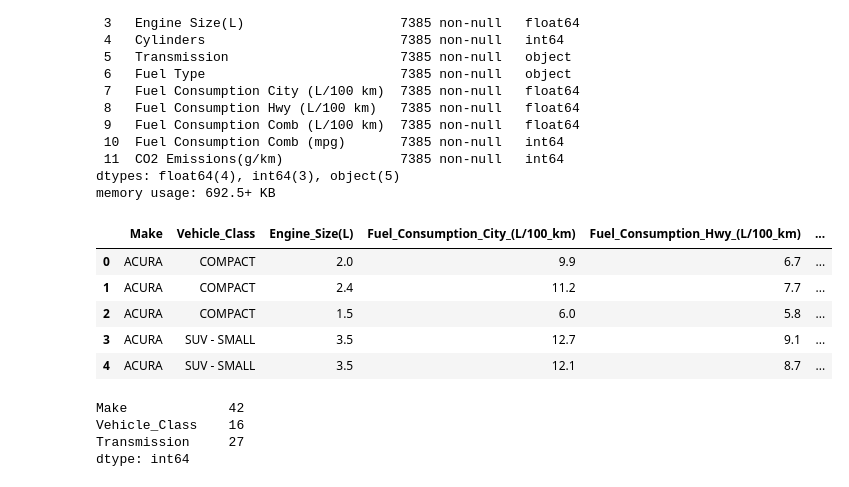
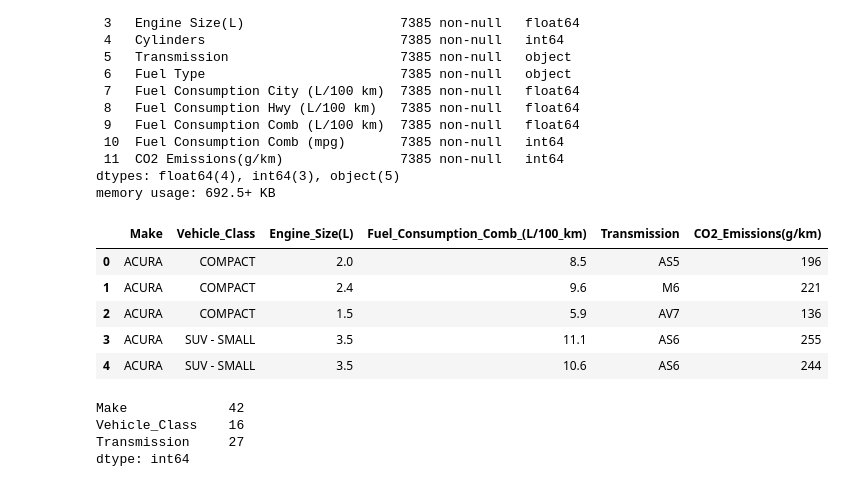
Before and after one commit to timid-angel/co2-emissions-prediction-model, a Jupyter notebook: Linear_Regression02.ipynb, the cells around one changed output. Cells and saved outputs as stored; diff of their text form; code cells hidden in the pictures.

```diff
--- a/Linear_Regression02.ipynb
+++ b/Linear_Regression02.ipynb
@@ -116,28 +116,26 @@ memory usage: 692.5+ KB
 # %%
 columns = [
     'Make',
     'Vehicle Class',
     'Engine Size(L)',
-    'Fuel Consumption City (L/100 km)',
-    'Fuel Consumption Hwy (L/100 km)',
     'Fuel Consumption Comb (L/100 km)',
     'Transmission',
     'CO2 Emissions(g/km)'
 ]
 
 data = data[columns]
 # Renaming the columns that Have space in their names
 data.columns = [col.replace(' ', '_') for col in data.columns]
 
 
 data.head()
 # %% [output]
-|  | Make | Vehicle_Class | Engine_Size(L) | Fuel_Consumption_City_(L/100_km) | Fuel_Consumption_Hwy_(L/100_km) | ... |
-| 0 | ACURA | COMPACT | 2.0 | 9.9 | 6.7 | ... |
-| 1 | ACURA | COMPACT | 2.4 | 11.2 | 7.7 | ... |
-| 2 | ACURA | COMPACT | 1.5 | 6.0 | 5.8 | ... |
-| 3 | ACURA | SUV - SMALL | 3.5 | 12.7 | 9.1 | ... |
-| 4 | ACURA | SUV - SMALL | 3.5 | 12.1 | 8.7 | ... |
+|  | Make | Vehicle_Class | Engine_Size(L) | Fuel_Consumption_Comb_(L/100_km) | Transmission | CO2_Emissions(g/km) |
+| 0 | ACURA | COMPACT | 2.0 | 8.5 | AS5 | 196 |
+| 1 | ACURA | COMPACT | 2.4 | 9.6 | M6 | 221 |
+| 2 | ACURA | COMPACT | 1.5 | 5.9 | AV7 | 136 |
+| 3 | ACURA | SUV - SMALL | 3.5 | 11.1 | AS6 | 255 |
+| 4 | ACURA | SUV - SMALL | 3.5 | 10.6 | AS6 | 244 |
 # %%
 # Lets see how many unique categories we have for the categorical columns
 categorical_columns = ['Make', 'Vehicle_Class', 'Transmission']
```
Also changed, not shown: parts of 19 cells of this notebook.
